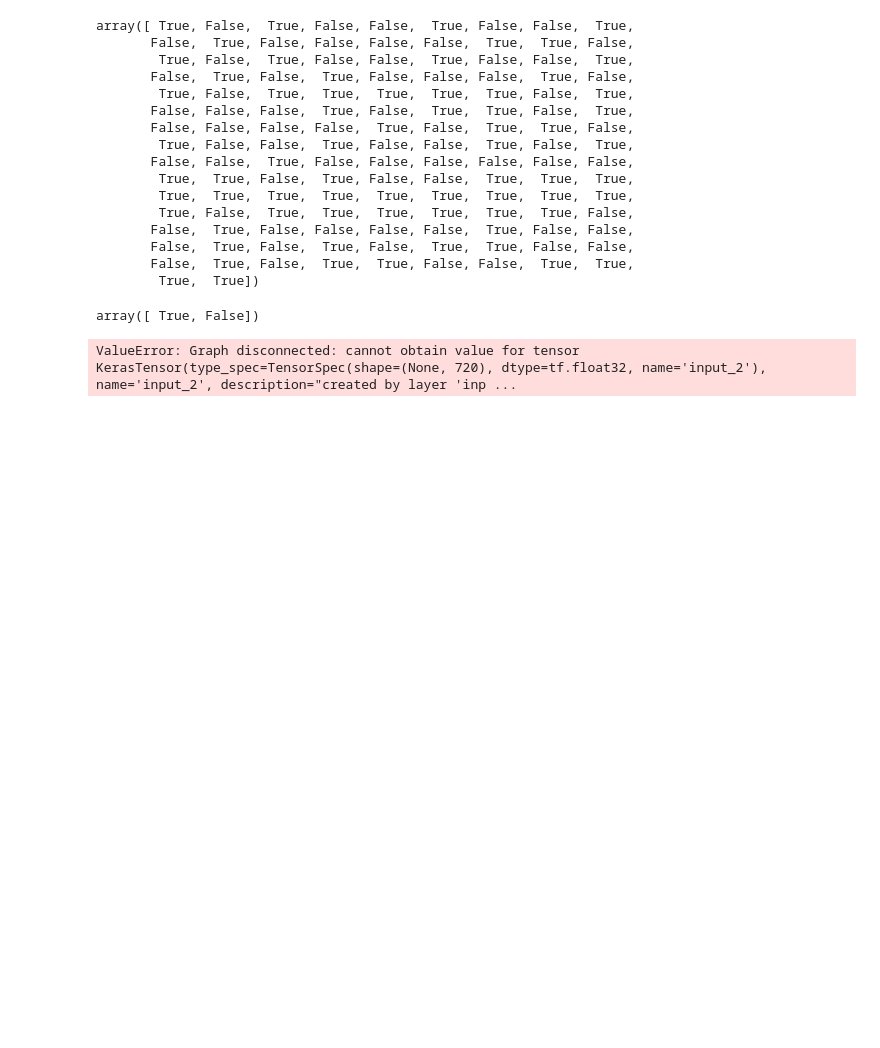
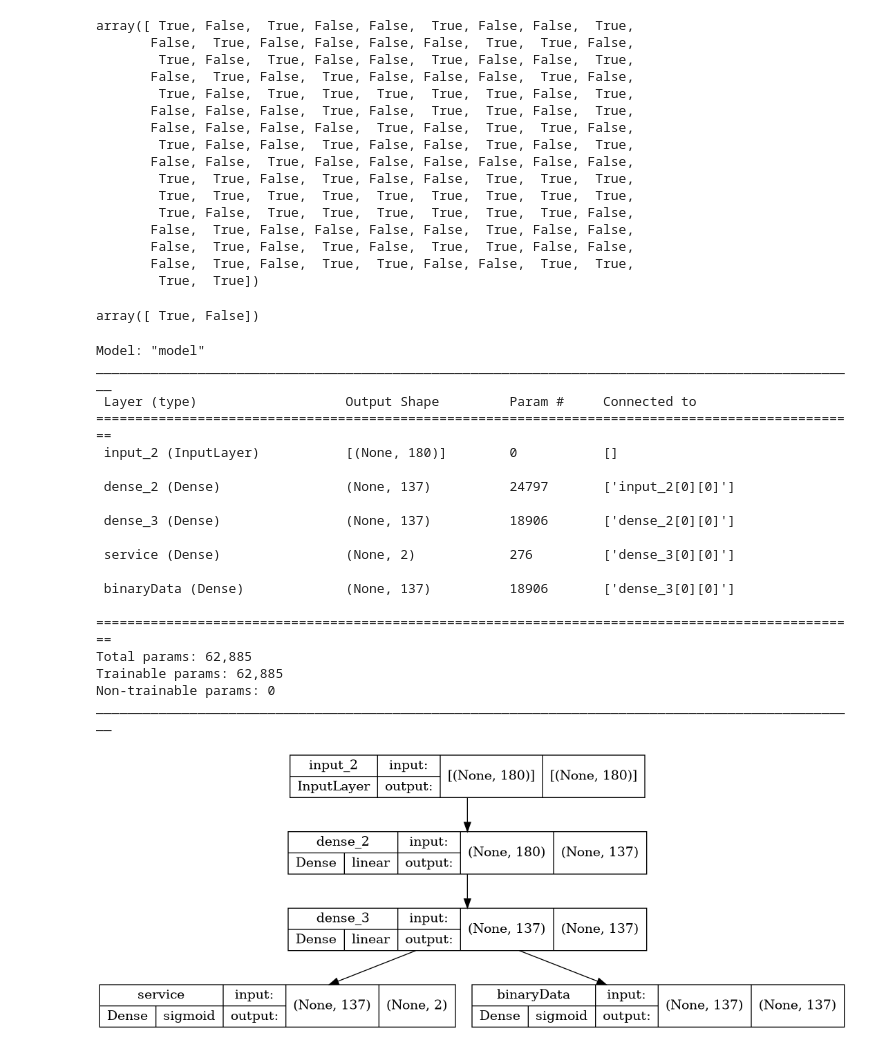
Before and after one commit to asvdvl/PCMBinirizer, a Jupyter notebook: binarizer.ipynb, the cells around one changed output. Saved outputs shown, nothing was run; the diff lists cells and outputs as text; code cells hidden in the pictures; blank space fills up the shorter version.

```diff
--- a/binarizer.ipynb
+++ b/binarizer.ipynb
@@ -118,47 +107,64 @@ service[5151]
 # %% [output]
 array([ True, False])
 # %%
-model = keras.models.load_model("model")
+#model = keras.models.load_model("model")
 # %%
-input = keras.Input(720, )
+input = keras.Input(180, )
 x = layers.Dense(137, activation='linear', use_bias=True, bias_initializer='zeros')(input)
 #x = layers.Dropout(0.1)(x)
 x = layers.Dense(137, activation='linear', use_bias=True, bias_initializer='zeros')(x)
 
-service = layers.Dense(2 , activation='sigmoid', name='service')(service)
-tf.math.sigmoid(x)
-tf.math.sigmoid(x)
-binaryData = layers.Dense(137 , activation='sigmoid', name='binaryData')(binaryData)
+service = layers.Dense(2 , activation='sigmoid', name='service')(x)
+binaryData = layers.Dense(137 , activation='sigmoid', name='binaryData')(x)
 #blockL0 = layers.Dense(16, activation='sigmoid', use_bias=True, bias_initializer='zeros', name='blockL0')(x)
 #blockR0 = layers.Dense(16, activation='sigmoid', use_bias=True, bias_initializer='zeros', name='blockR0')(x)
 #blockL1 = layers.Dense(16, activation='sigmoid', use_bias=True, bias_initializer='zeros', name='blockL1')(x)
 #blockR1 = layers.Dense(16, activation='sigmoid', use_bias=True, bias_initializer='zeros', name='blockR1')(x)
 #blockL2 = layers.Dense(16, activation='sigmoid', use_bias=True, bias_initializer='zeros', name='blockL2')(x)
 #blockR2 = layers.Dense(16, activation='sigmoid', use_bias=True, bias_initializer='zeros', name='blockR2')(x)
 
 
 #model = keras.Model(input, [service, blockL0, blockR0, blockL1, blockR1, blockL2, blockR2])
 model = keras.Model(input, [service, binaryData])
 
 
 model.summary()
 
 tf.keras.utils.plot_model(
     model,
     to_file="model.png",
     show_shapes=True,
     show_dtype=False,
     show_layer_names=True,
     rankdir="TB",
     expand_nested=True,
     dpi=96,
     layer_range=None,
     show_layer_activations=True,
 )
 
 #visualizer(model, format='png', view=True)
 # %% [output]
-ValueError: Graph disconnected: cannot obtain value for tensor KerasTensor(type_spec=TensorSpec(shape=(None, 720), dtype=tf.float32, name='input_2'), name='input_2', description="created by layer 'inp ...
+Model: "model"
+__________________________________________________________________________________________________
+ Layer (type)                   Output Shape         Param #     Connected to
+==================================================================================================
+ input_2 (InputLayer)           [(None, 180)]        0           []
+
+ dense_2 (Dense)                (None, 137)          24797       ['input_2[0][0]']
+
+ dense_3 (Dense)                (None, 137)          18906       ['dense_2[0][0]']
+
+ service (Dense)                (None, 2)            276         ['dense_3[0][0]']
+
+ binaryData (Dense)             (None, 137)          18906       ['dense_3[0][0]']
+
+==================================================================================================
+Total params: 62,885
+Trainable params: 62,885
+Non-trainable params: 0
+__________________________________________________________________________________________________
+[figure, added]
 # %%
 
 model.compile(loss='mean_squared_error',
```
Also changed, not shown: parts of 7 cells of this notebook, 6 other files.
